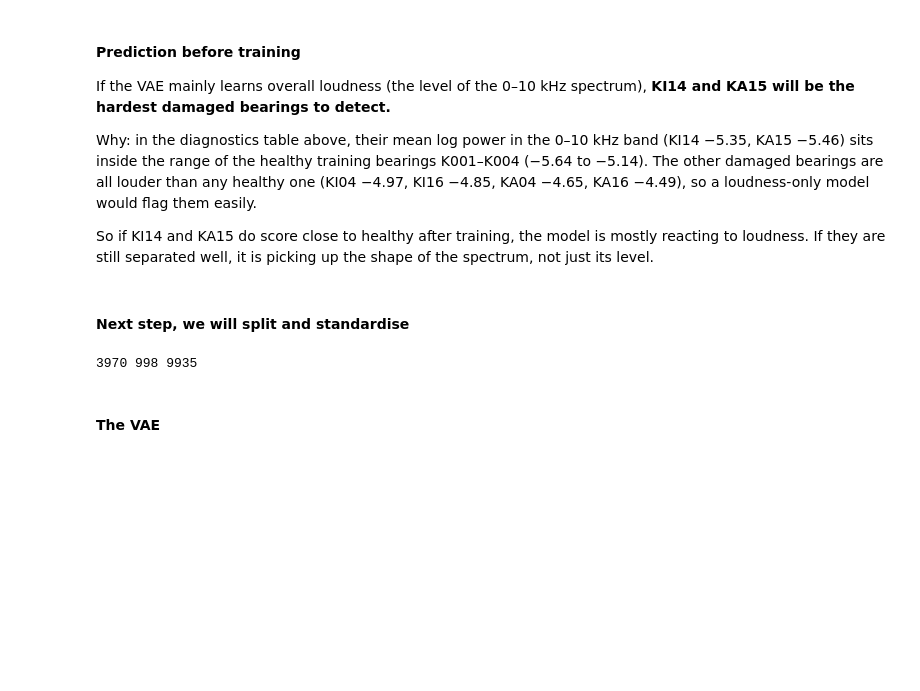
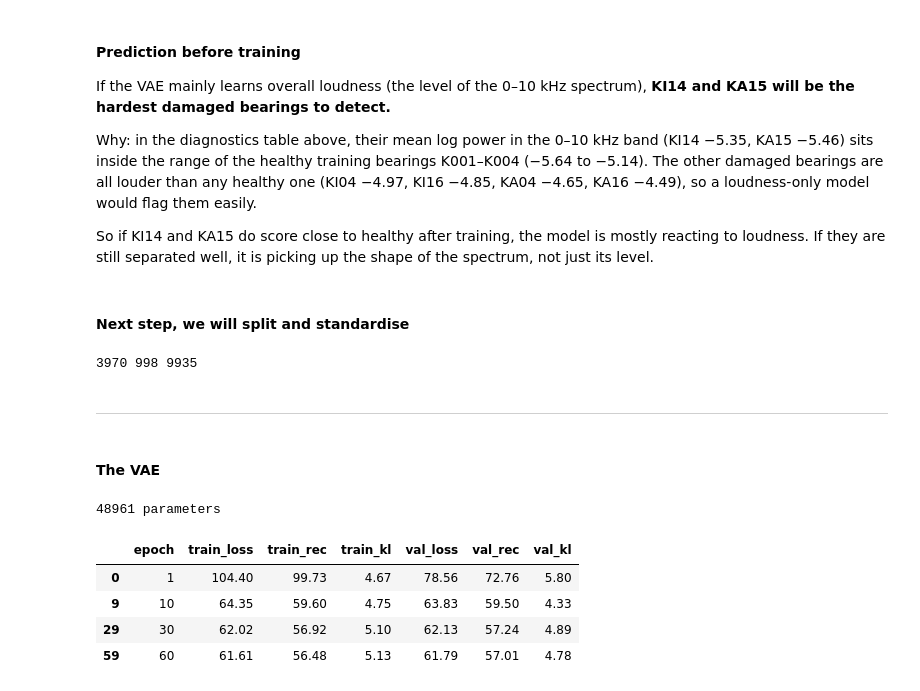
Before and after one commit to MinKhaungMinLwin/VAE-for-bearing-vibration, a Jupyter notebook: generative_model.ipynb, the cells around one changed output. Cells and saved outputs as stored; diff of their text form; code cells hidden in the pictures; blank space fills up the shorter version.

```diff
--- a/generative_model.ipynb
+++ b/generative_model.ipynb
@@ -187,5 +187,76 @@ Z = (spec - mu) / sd
 print(tr.sum(), va.sum(), te.sum())
 # %% [output]
 3970 998 9935
+# %% [markdown]
+------
 # %% [markdown]
 #### The VAE
+# %%
+import torch.nn as nn
+from torch.utils.data import DataLoader, TensorDataset
+
+class SpecVAE(nn.Module):
+    """1D-convolutional VAE for 128-bin log power spectra."""
+    def __init__(self, latent=8):
+        super().__init__()
+        self.enc = nn.Sequential(
+            nn.Conv1d(1, 16, 5, stride=2, padding=2), nn.LeakyReLU(0.2),   # 128 -> 64
+            nn.Conv1d(16, 32, 5, stride=2, padding=2), nn.LeakyReLU(0.2),  # 64 -> 32
+            nn.Conv1d(32, 64, 5, stride=2, padding=2), nn.LeakyReLU(0.2),  # 32 -> 16
+            nn.Flatten())
+        self.mu, self.logvar = nn.Linear(64 * 16, latent), nn.Linear(64 * 16, latent)
+        self.fc = nn.Linear(latent, 64 * 16)
+        self.dec = nn.Sequential(
+            nn.ConvTranspose1d(64, 32, 4, stride=2, padding=1), nn.LeakyReLU(0.2),  # 16 -> 32
+            nn.ConvTranspose1d(32, 16, 4, stride=2, padding=1), nn.LeakyReLU(0.2),  # 32 -> 64
+            nn.ConvTranspose1d(16, 1, 4, stride=2, padding=1))                      # 64 -> 128
+
+    def encode(self, x):
+        h = self.enc(x); return self.mu(h), self.logvar(h)
+
+    def decode(self, z):
+        return self.dec(self.fc(z).view(-1, 64, 16))
+
+    def forward(self, x):
+        mu, logvar = self.encode(x)
+        z = mu + torch.randn_like(mu) * torch.exp(0.5 * logvar)   # reparameterisation trick
+        return self.decode(z), mu, logvar
+
+def vae_loss(x, xr, mu, logvar, beta=1.0):
+    """Negative ELBO per sample: Gaussian reconstruction (sum of squared errors) + beta * KL."""
+    rec = ((x - xr) ** 2).sum(dim=(1, 2)).mean()
+    kl = (-0.5 * (1 + logvar - mu ** 2 - logvar.exp()).sum(dim=1)).mean()
+    return rec + beta * kl, rec, kl
+
+def to_ds(mask):
+    return TensorDataset(torch.tensor(Z[mask.values]).unsqueeze(1))
+
+torch.manual_seed(0)
+vae = SpecVAE(latent=8).to(device)
+opt = torch.optim.Adam(vae.parameters(), lr=1e-3)
+train_loader = DataLoader(to_ds(tr), batch_size=128, shuffle=True, generator=torch.Generator().manual_seed(0))
+val_x = to_ds(va).tensors[0].to(device)
+
+hist = []
+for ep in range(60):
+    vae.train(); tot = np.zeros(3); n = 0
+    for (xb,) in train_loader:
+        xb = xb.to(device); xr, m_, lv = vae(xb)
+        loss, rec, kl = vae_loss(xb, xr, m_, lv)
+        opt.zero_grad(); loss.backward(); opt.step()
+        tot += np.array([loss.item(), rec.item(), kl.item()]) * len(xb); n += len(xb)
+    vae.eval()
+    with torch.no_grad():
+        vl, vr, vk = vae_loss(val_x, *vae(val_x))
+    hist.append({"epoch": ep + 1, "train_loss": tot[0] / n, "train_rec": tot[1] / n, "train_kl": tot[2] / n,
+                 "val_loss": vl.item(), "val_rec": vr.item(), "val_kl": vk.item()})
+hist = pd.DataFrame(hist)
+print(sum(p.numel() for p in vae.parameters()), "parameters")
+hist.iloc[[0, 9, 29, 59]].round(2)
+# %% [output]
+48961 parameters
+|  | epoch | train_loss | train_rec | train_kl | val_loss | val_rec | val_kl |
+| 0 | 1 | 104.40 | 99.73 | 4.67 | 78.56 | 72.76 | 5.80 |
+| 9 | 10 | 64.35 | 59.60 | 4.75 | 63.83 | 59.50 | 4.33 |
+| 29 | 30 | 62.02 | 56.92 | 5.10 | 62.13 | 57.24 | 4.89 |
+| 59 | 60 | 61.61 | 56.48 | 5.13 | 61.79 | 57.01 | 4.78 |
```
Also changed, not shown: parts of 1 cell of this notebook, 1 other file.
